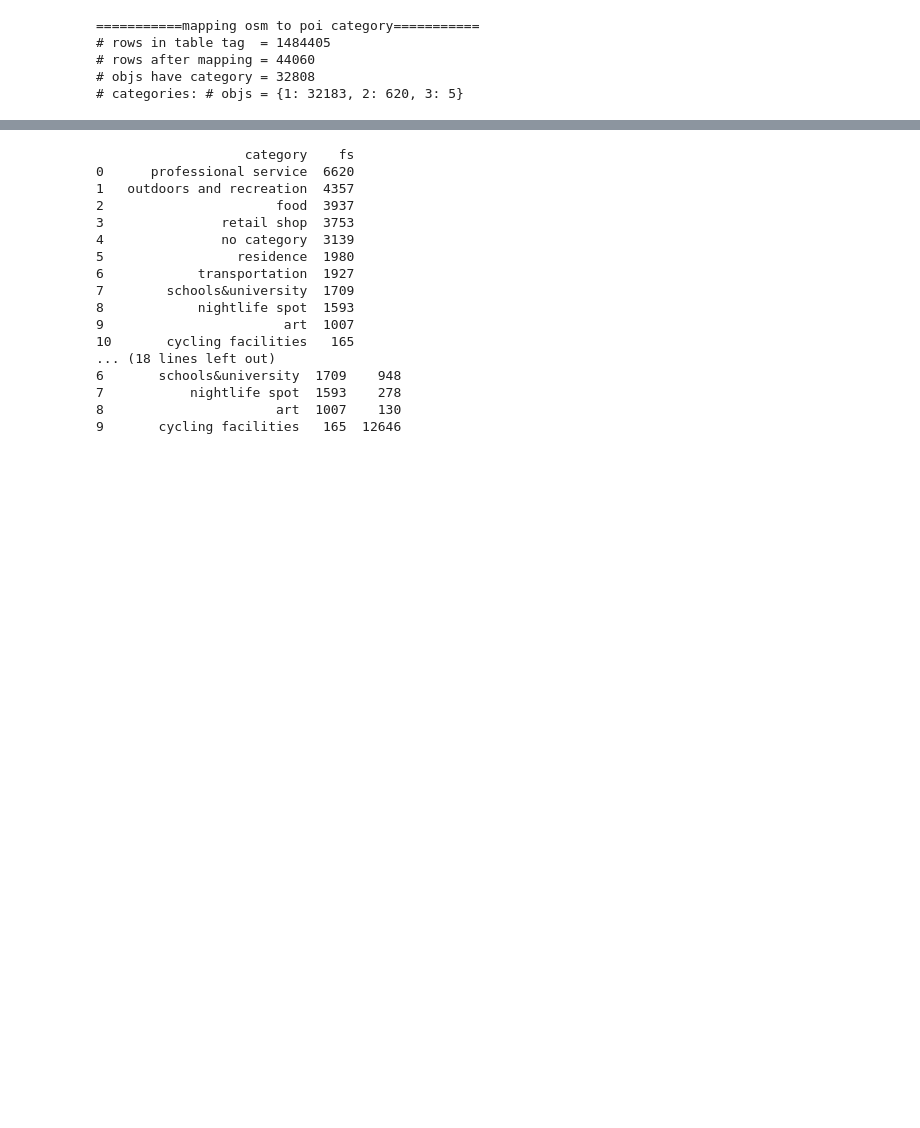
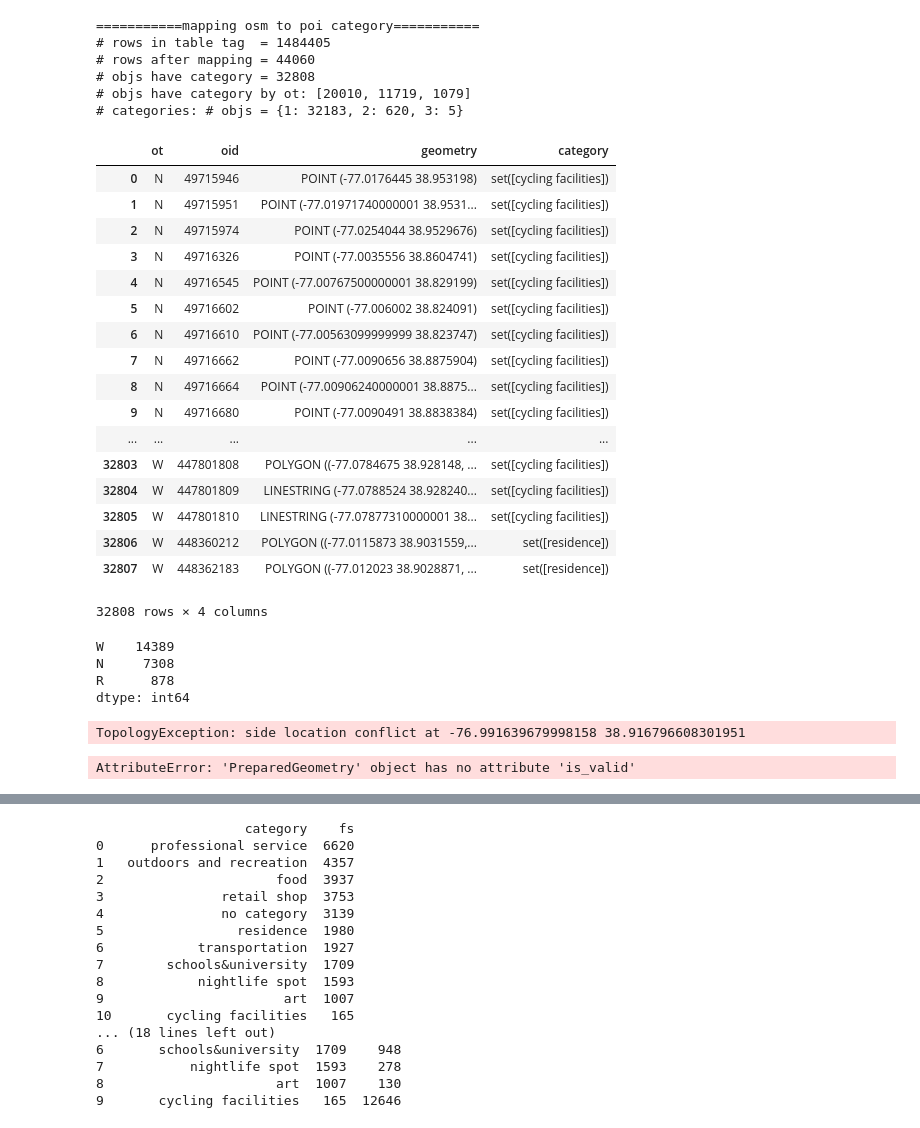
Before and after one commit to JHWu92/Cycling_safety, a Jupyter notebook: open_data_analysis/developing poi.ipynb, the cells around one changed output, grey strips where cells are left out. Drawn from its saved outputs; the diff is of its cells as text; code cells hidden in the pictures; blank space fills up the shorter version.

```diff
--- a/open_data_analysis/developing poi.ipynb
+++ b/open_data_analysis/developing poi.ipynb
@@ -113,6 +98,7 @@ def map_osm_to_poi_category(path_osm_db, path_mapping_for_osm, debug=True):
         print '# rows in table tag  =', len(rows)
         print '# rows after mapping =', len(mapped)
         print '# objs have category =', len(poi_osm)
+        print '# objs have category by ot:', poi_osm.ot.value_counts().tolist()
         print '# categories: # objs =', poi_osm.category.apply(len).value_counts().to_dict()
     return poi_osm
 
@@ -122,4 +108,32 @@ poi_osm_dc = map_osm_to_poi_category(path_osm_db_dc, path_mapping_for_osm, debug
 # rows in table tag  = 1484405
 # rows after mapping = 44060
 # objs have category = 32808
+# objs have category by ot: [20010, 11719, 1079]
 # categories: # objs = {1: 32183, 2: 620, 3: 5}
+# %%
+import src.osm.osmdb_filter; reload(src.osm.osmdb_filter)
+from src.osm.osmdb_filter import filter_geom_by_otoids_to_gpdf
+shapes = filter_geom_by_otoids_to_gpdf(path_osm_db_dc, poi_osm_dc[['ot','oid']].values.tolist())
+# %%
+poi_osm_dc = shapes.merge(poi_osm_dc)
+# %%
+poi_osm_dc
+# %% [output]
+|  | ot | oid | geometry | category |
+| 0 | N | 49715946 | POINT (-77.0176445 38.953198) | set([cycling facilities]) |
+| 1 | N | 49715951 | POINT (-77.01971740000001 38.9531... | set([cycling facilities]) |
+| 2 | N | 49715974 | POINT (-77.0254044 38.9529676) | set([cycling facilities]) |
+| 3 | N | 49716326 | POINT (-77.0035556 38.8604741) | set([cycling facilities]) |
+| 4 | N | 49716545 | POINT (-77.00767500000001 38.829199) | set([cycling facilities]) |
+| 5 | N | 49716602 | POINT (-77.006002 38.824091) | set([cycling facilities]) |
+| 6 | N | 49716610 | POINT (-77.00563099999999 38.823747) | set([cycling facilities]) |
+| 7 | N | 49716662 | POINT (-77.0090656 38.8875904) | set([cycling facilities]) |
+| 8 | N | 49716664 | POINT (-77.00906240000001 38.8875... | set([cycling facilities]) |
+| 9 | N | 49716680 | POINT (-77.0090491 38.8838384) | set([cycling facilities]) |
+| ... | ... | ... | ... | ... |
+| 32803 | W | 447801808 | POLYGON ((-77.0784675 38.928148, ... | set([cycling facilities]) |
+| 32804 | W | 447801809 | LINESTRING (-77.0788524 38.928240... | set([cycling facilities]) |
+| 32805 | W | 447801810 | LINESTRING (-77.07877310000001 38... | set([cycling facilities]) |
+| 32806 | W | 448360212 | POLYGON ((-77.0115873 38.9031559,... | set([residence]) |
+| 32807 | W | 448362183 | POLYGON ((-77.012023 38.9028871, ... | set([residence]) |
+32808 rows × 4 columns
@@ -125,0 +142,7 @@ poi_osm_dc = map_osm_to_poi_category(path_osm_db_dc, path_mapping_for_osm, debug
+# %%
+a.ot.value_counts()
+# %% [output]
+W    14389
+N     7308
+R      878
+dtype: int64
@@ -125,0 +159,6 @@ poi_osm_dc = map_osm_to_poi_category(path_osm_db_dc, path_mapping_for_osm, debug
+# %%
+ns = poi_osm_dc[poi_osm_dc.ot=='N']
+gp.tools.sjoin(ns, rs)
+# %% [output]
+TopologyException: side location conflict at -76.991639679998158 38.916796608301951
+AttributeError: 'PreparedGeometry' object has no attribute 'is_valid'
```
Also changed, not shown: parts of 13 cells of this notebook, 4 other files.
